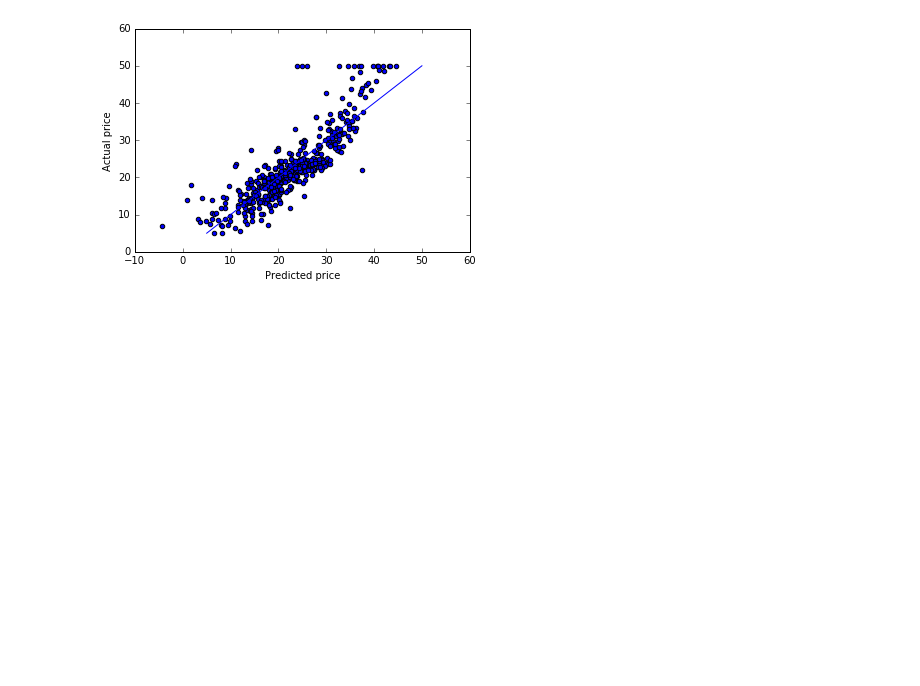
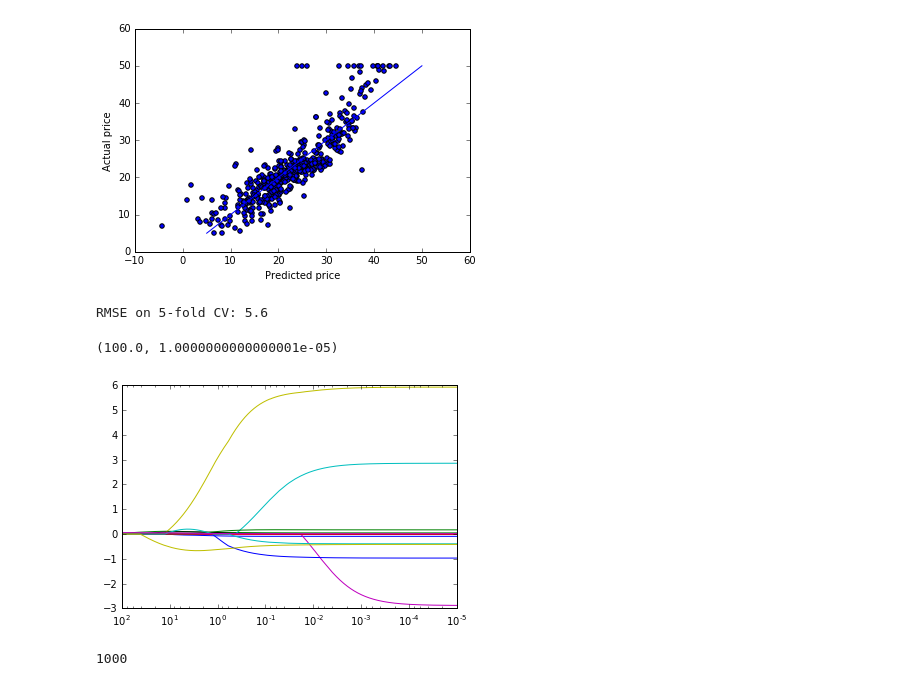
Before and after one commit to chenjennhaur/machinelearning, a Jupyter notebook: learn/boston.ipynb, the cells around one changed output. Drawn from its saved outputs; the diff is of its cells as text; code cells hidden in the pictures; blank space fills up the shorter version.

```diff
--- a/learn/boston.ipynb
+++ b/learn/boston.ipynb
@@ -47,3 +53,41 @@ plt.plot([y.min(), y.max()], [[y.min()], [y.max()]])
 # %% [output]
 [<matplotlib.lines.Line2D at 0x...>]
 [figure]
+# %%
+#Cross Validation
+en = ElasticNet(alpha=0.5)
+lr = LinearRegression()
+ls = Lasso()
+
+kf = KFold(len(x), n_folds=5)
+p = np.zeros_like(y)
+for train,test in kf:
+#     lr.fit(x[train], y[train])
+#     p[test] = lr.predict(x[test]) #7.3
+    en.fit(x[train], y[train])
+    p[test] = en.predict(x[test]) #5.6
+#     ls.fit(x[train], y[train])
+#     p[test] = ls.predict(x[test]) #6.0
+
+rmse_cv = np.sqrt(mean_squared_error(p, y))
+print('RMSE on 5-fold CV: {:.2}'.format(rmse_cv))
+# %% [output]
+RMSE on 5-fold CV: 5.6
+# %%
+las = Lasso(normalize=1)
+alphas = np.logspace(-5, 2, 1000)
+alphas, coefs, _= las.path(x, y, alphas=alphas)
+
+fig,ax = plt.subplots()
+ax.plot(alphas, coefs.T)
+# Set log scale
+ax.set_xscale('log')
+# Make alpha decrease from left to right
+ax.set_xlim(alphas.max(), alphas.min())
+# %% [output]
+(100.0, 1.0000000000000001e-05)
+[figure, added]
+# %%
+len(alphas)
+# %% [output]
+1000
```
Also changed, not shown: parts of 3 cells of this notebook.
